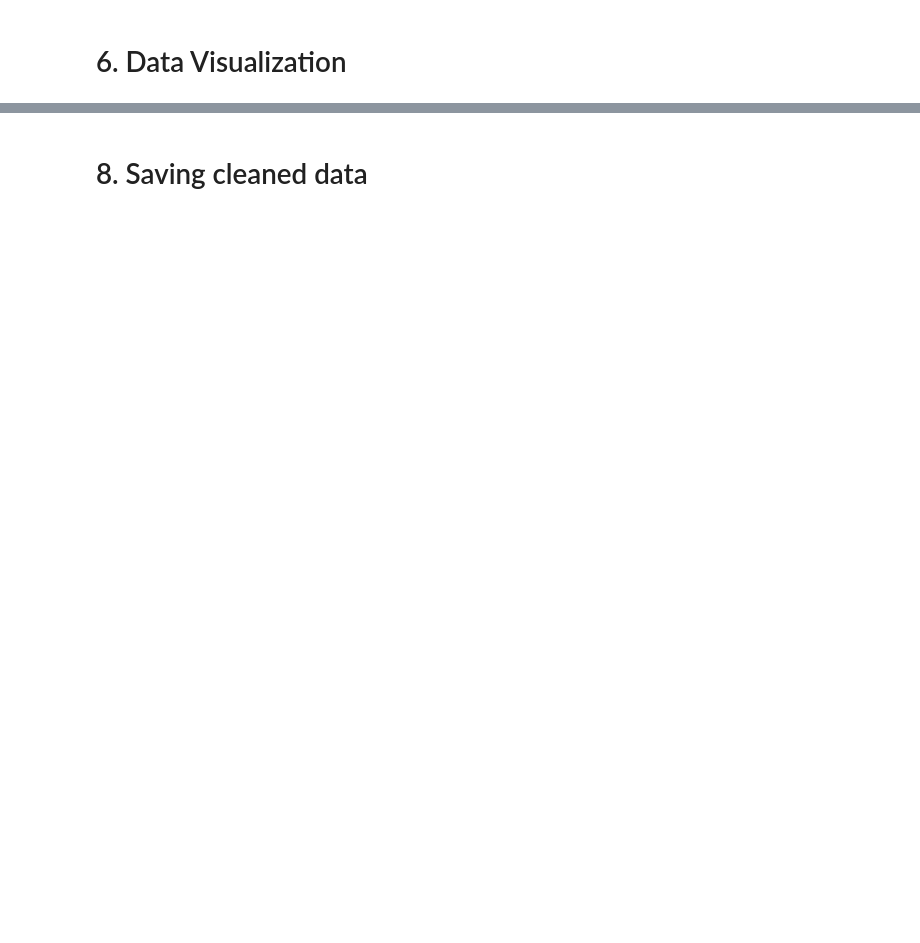
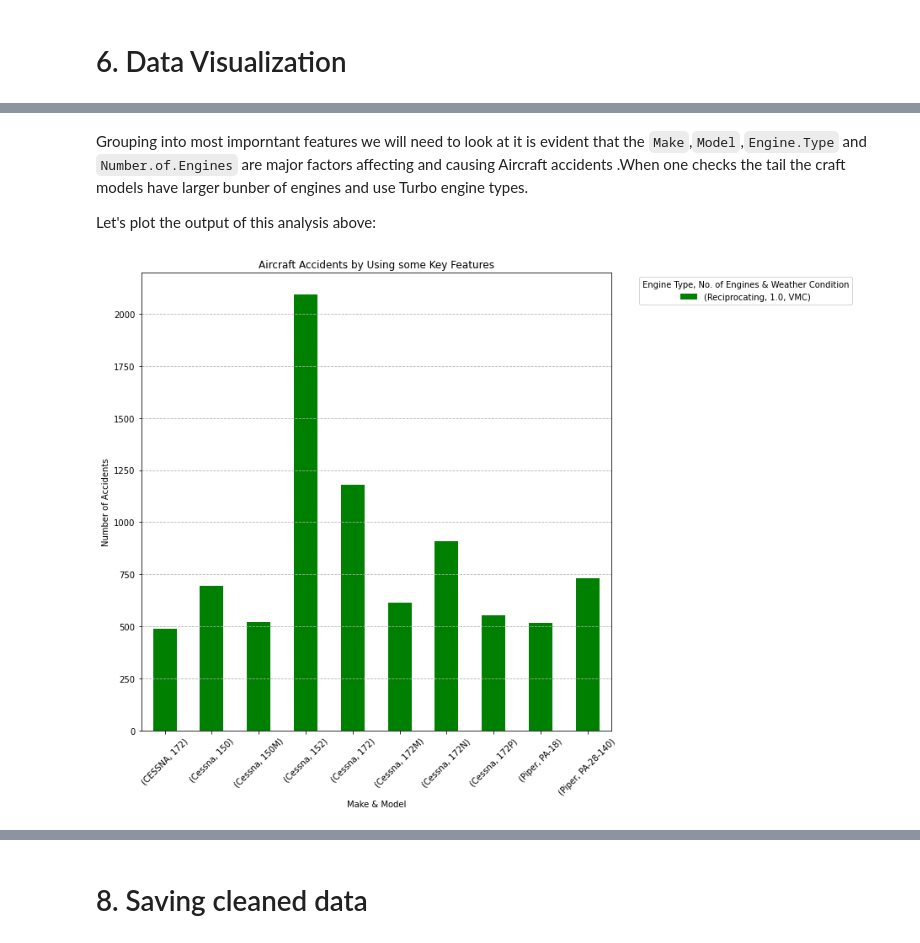
Before and after one commit to Muthonikiboi/Risk-Analysis-for-Safe-Aircraft-Investment, a Jupyter notebook: index.ipynb, the cells around one changed output, grey strips where cells are left out. Cells and saved outputs as stored; diff of their text form; code cells hidden in the pictures; blank space fills up the shorter version.

```diff
--- a/index.ipynb
+++ b/index.ipynb
@@ -345,0 +415,5 @@ weather
+# %%
+# Grouping accident data by key aircraft features
+accidentDetails = groups(df, ['Make', 'Model', 'Engine.Type', 'Number.of.Engines', 'Weather.Condition'])
+topAcc= accidentDetails.sort_values(by='No of Accidents', ascending=False).head(10)
+topAcc
@@ -345,0 +432,18 @@ weather
+# %% [markdown]
+Grouping into most imporntant features we will need to look at it is evident that the `Make`,`Model`,`Engine.Type` and `Number.of.Engines` are major factors affecting and causing Aircraft accidents .When one checks the tail the craft models have larger bunber of engines and use Turbo engine types.
+
+Let's plot the output of this analysis above:
+# %%
+# Pivot data for stacked bar plot
+piv = topAcc.pivot(index=['Make', 'Model'], columns=['Engine.Type', 'Number.of.Engines', 'Weather.Condition'], values='No of Accidents').fillna(0)
+piv.plot(kind='bar', stacked=True, figsize=(10, 10),color = 'green')
+
+plt.title("Aircraft Accidents by Using some Key Features")
+plt.ylabel("Number of Accidents")
+plt.xlabel("Make & Model")
+plt.xticks(rotation=45)
+plt.legend(title="Engine Type, No. of Engines & Weather Condition", bbox_to_anchor=(1.05, 1), loc='upper left')
+plt.grid(axis='y', linestyle='--')
+plt.show()
+# %% [output]
+[figure, added]
```
Also changed, not shown: parts of 31 cells of this notebook, 2 other files.
